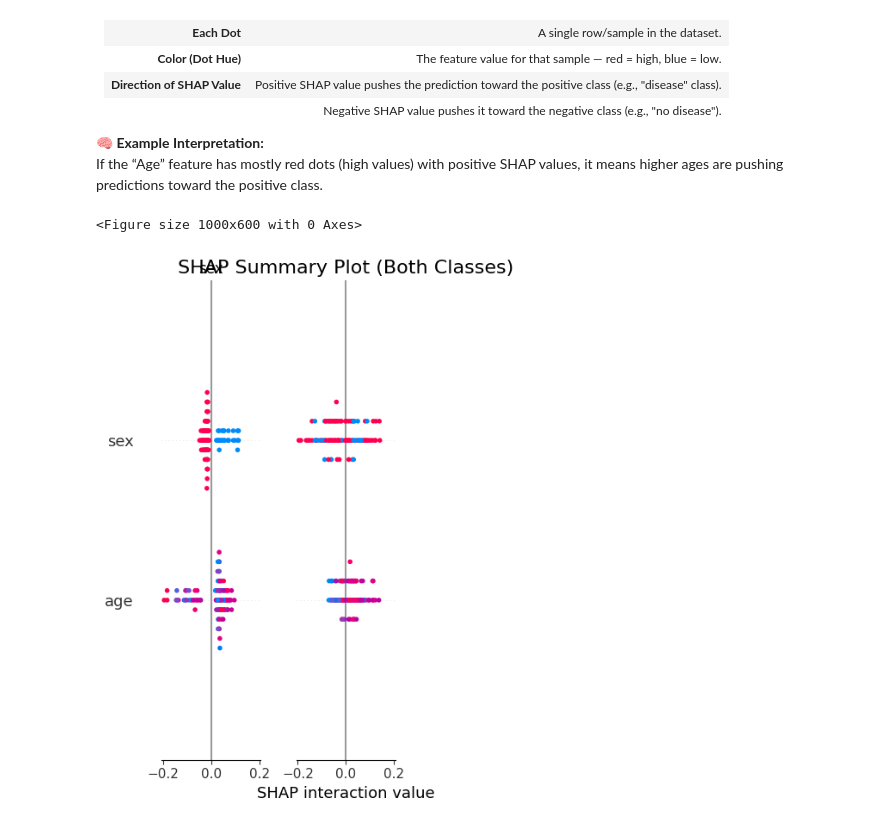
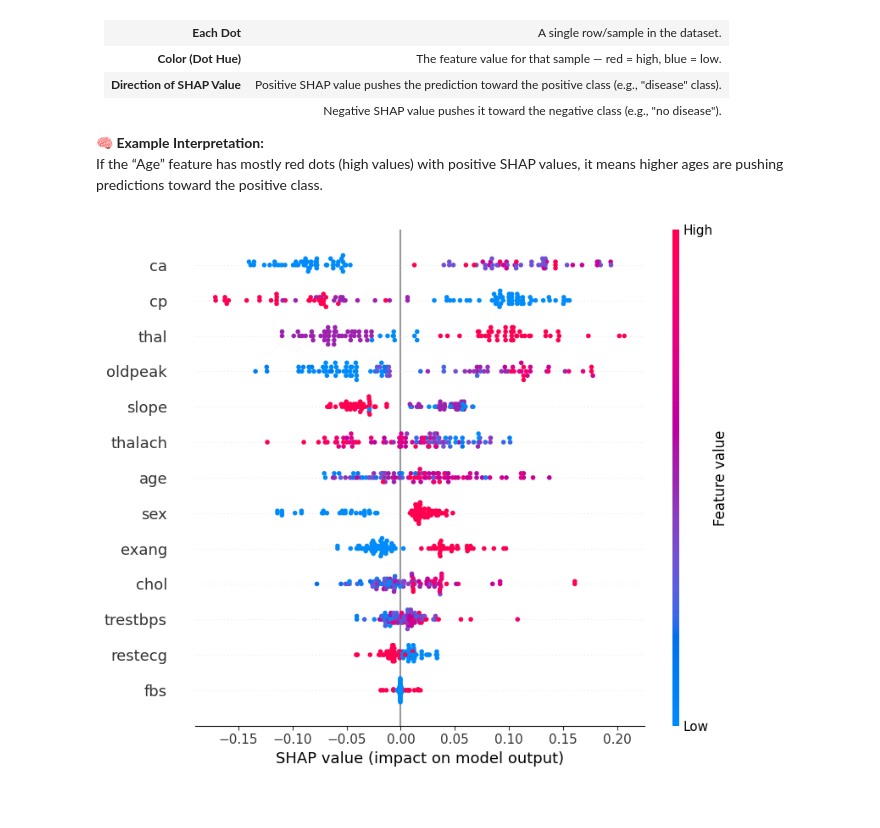
Before and after one commit to Moji131/decision_tree_tutorial, a Jupyter notebook: 03_random_forest_classification.ipynb, the cells around one changed output. Drawn from its saved outputs; the diff is of its cells as text; code cells hidden in the pictures.

```diff
--- a/03_random_forest_classification.ipynb
+++ b/03_random_forest_classification.ipynb
@@ -170,19 +170,14 @@ The SHAP summary plot visualizes how each feature contributes to the model's out
 **🧠 Example Interpretation:**
 If the “Age” feature has mostly red dots (high values) with positive SHAP values, it means higher ages are pushing predictions toward the positive class.
 # %%
-import matplotlib.pyplot as plt
 import shap
 
-# Compute SHAP values for both classes
 explainer = shap.TreeExplainer(final_clf, X_train)
-shap_values = explainer.shap_values(X_test[:100])
 
-# Increase figure size and adjust layout
-plt.figure(figsize=(10, 6))
-shap.summary_plot(shap_values, X_test[:100], show=False)
-plt.title("SHAP Summary Plot (Both Classes)", fontsize=16)
-plt.tight_layout()
-plt.show()
+n_datapoints = 100
+shap_values = explainer.shap_values(X_test[:n_datapoints])
+
+class_index = 0
+shap.summary_plot(shap_values[:, :, class_index], X_test[:n_datapoints])
 # %% [output]
-<Figure size 1000x600 with 0 Axes>
-[figure, old version]
+[figure, new version]
```
Also changed, not shown: parts of 1 cell of this notebook, 22 other files.
